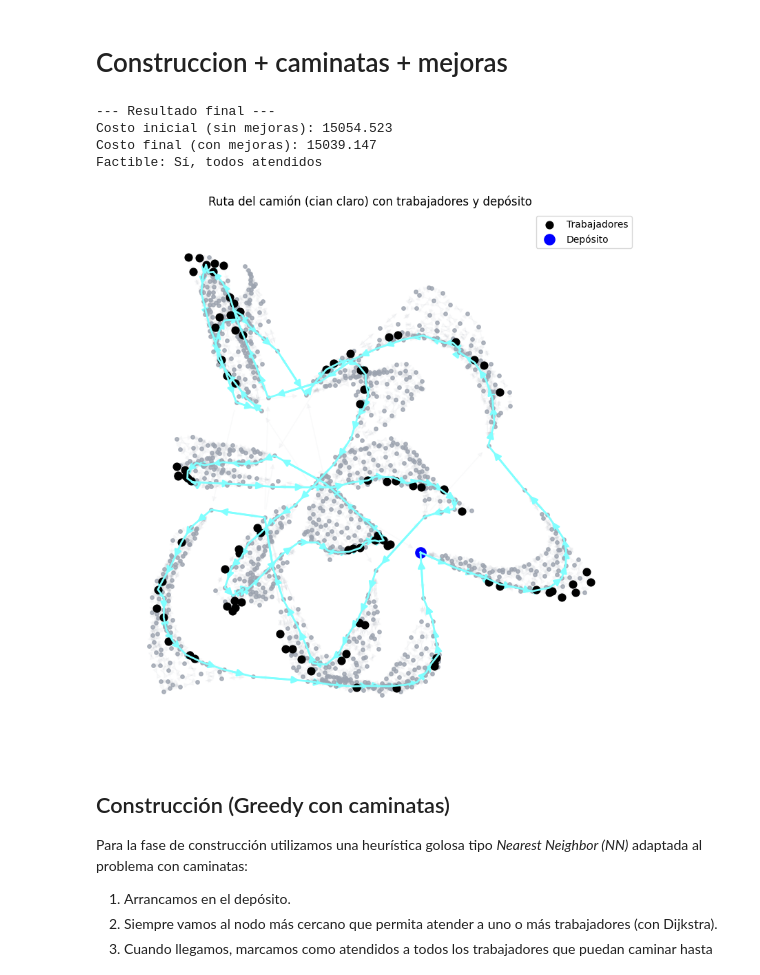
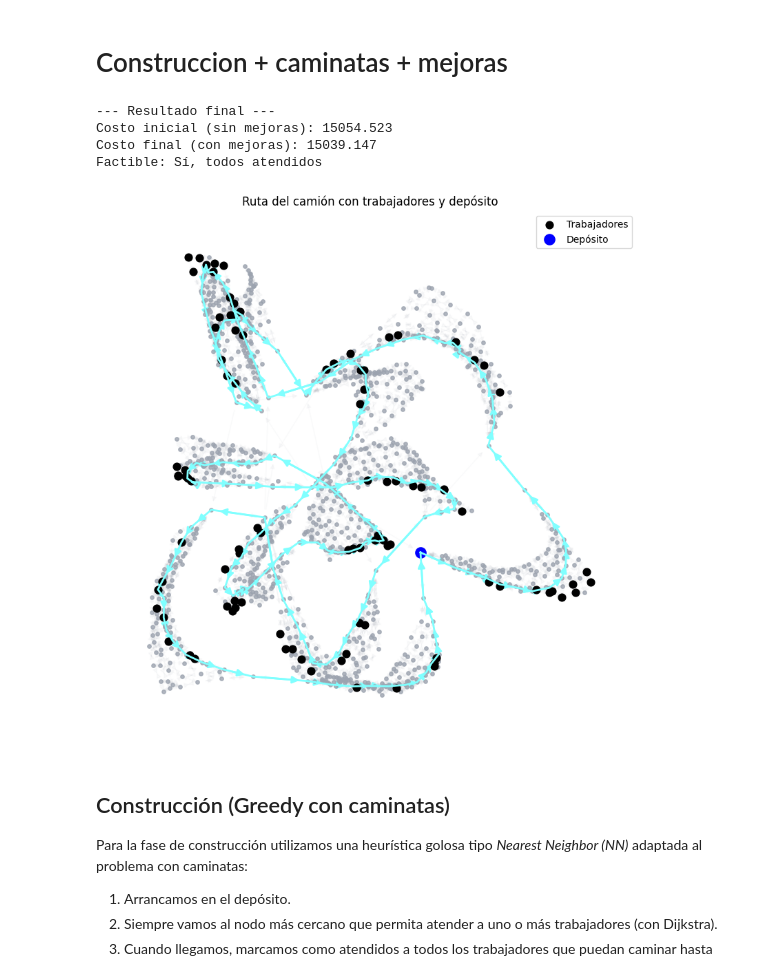
Before and after one commit to EmiLaPiola/TP-automatico-, a Jupyter notebook: Tp_heuristicas.ipynb, the cells around one changed output. Saved outputs shown, nothing was run; the diff lists cells and outputs as text; code cells hidden in the pictures.

```diff
--- a/Tp_heuristicas.ipynb
+++ b/Tp_heuristicas.ipynb
@@ -844,35 +844,35 @@ def main():
     plt.figure(figsize=(10,10))
     # Grafo base (gris)
     nx.draw_networkx_edges(Gx, pos, alpha=0.05, arrows=IS_DIRECTED, edge_color="#9CA3AF")
     nx.draw_networkx_nodes(Gx, pos, node_size=15, node_color="#9CA3AF", alpha=0.8)
 
     # Trabajadores (negros)
     nx.draw_networkx_nodes(Gx, pos, nodelist=workers, node_size=60, node_color="black", label="Trabajadores")
 
     # Depósito (azul fuerte)
     nx.draw_networkx_nodes(Gx, pos, nodelist=[DEPOT], node_size=120, node_color="blue", label="Depósito")
 
     # Ruta del camión (cian claro)
     path_edges = [(route[i], route[i+1]) for i in range(len(route)-1)]
     nx.draw_networkx_edges(Gx, pos, edgelist=path_edges, edge_color="#80ffff", width=2, arrows=IS_DIRECTED, arrowsize=15)
 
     xs = [pos[n][0] for n in route]
     ys = [pos[n][1] for n in route]
     plt.plot(xs, ys, color="#80ffff", linewidth=2)
 
-    plt.title("Ruta del camión (cian claro) con trabajadores y depósito")
+    plt.title("Ruta del camión con trabajadores y depósito")
     plt.axis("off")
     plt.legend(loc="upper right")
     plt.show()
 
 # Ejecutar directamente
 main()
 # %% [output]
 --- Resultado final ---
 Costo inicial (sin mejoras): 15054.523
 Costo final (con mejoras): 15039.147
 Factible: Sí, todos atendidos
-[figure, old version]
+[figure, new version]
 # %% [markdown]
 ## Construcción (Greedy con caminatas)
 
```
Also changed, not shown: parts of 7 cells of this notebook.
